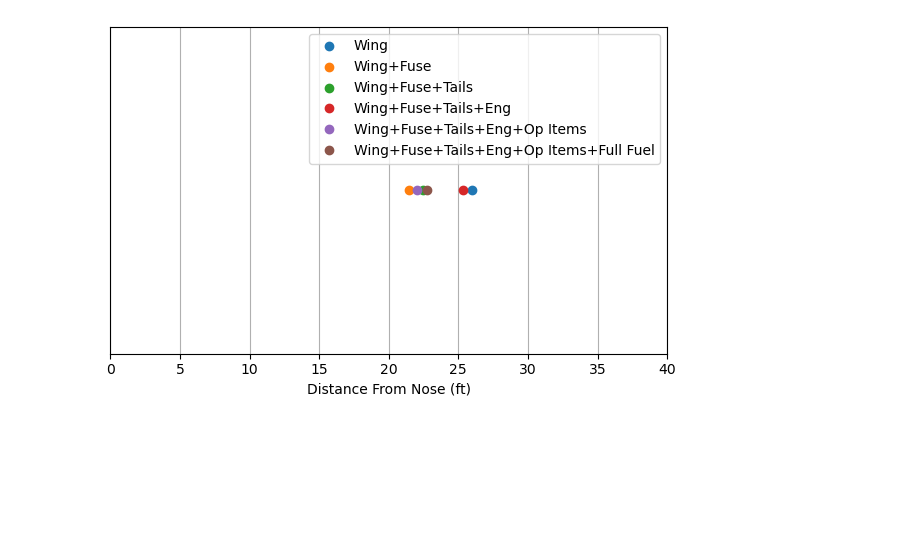
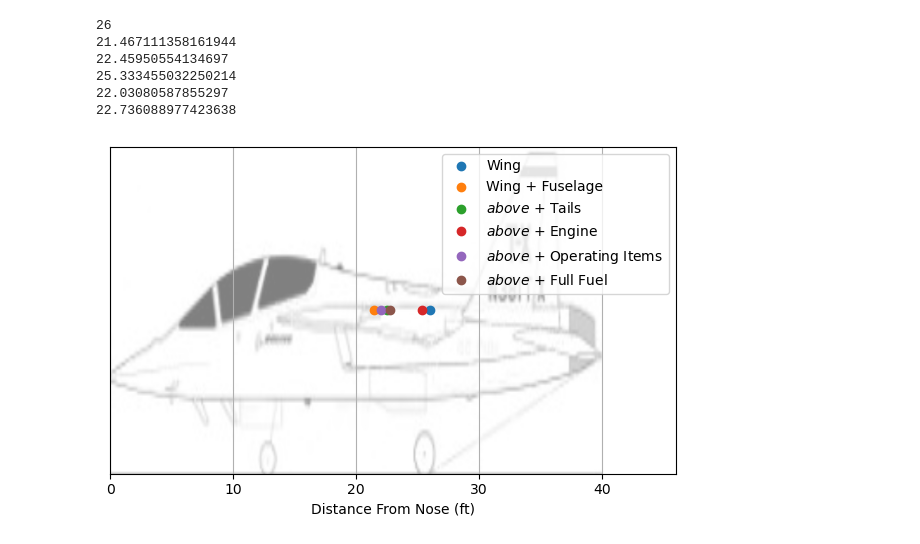
Before and after one commit to zhiweij3-uiuc/AE442-HW6-Code, a Jupyter notebook: HW6cg.ipynb, the cells around one changed output. Drawn from its saved outputs; the diff is of its cells as text; code cells hidden in the pictures; blank space fills up the shorter version.

```diff
--- a/HW6cg.ipynb
+++ b/HW6cg.ipynb
@@ -1,6 +1,9 @@
 # %%
 import matplotlib.pyplot as plt
 import numpy as np
+import matplotlib.image as mpimg
+
+image = mpimg.imread('T7.png')  # Replace with your image file path
 
 cg_wing = 26
 cg_fuse = 18
@@ -11,37 +14,64 @@ cg_cockp = 11.5
 cg_mlg = 27
 
 W_wing = 2339
 W_fuse = 3058
 W_tailh = 141
 W_tailv = 327
 W_eng = 2282+42+28
 W_opfuse = 138+38+21+172+492+258
 W_opcockp = 344+128+1333+435+197
 W_opmlg = 611
 W_fuel = 516+2160
 
 plt.figure(figsize=(6,4))
 plt.plot(cg_wing, 0, 'o', label="Wing")
-plt.plot(cg_wing*W_wing/(W_wing+W_fuse)+cg_fuse*W_fuse/(W_wing+W_fuse), 0, 'o', label="Wing+Fuse")
+print(cg_wing)
+plt.plot(cg_wing*W_wing/(W_wing+W_fuse)+cg_fuse*W_fuse/(W_wing+W_fuse), 0, 'o', label="Wing + Fuselage")
+print(cg_wing*W_wing/(W_wing+W_fuse)+cg_fuse*W_fuse/(W_wing+W_fuse))
 plt.plot(cg_wing*W_wing/(W_wing+W_fuse+W_tailh+W_tailv)+cg_fuse*W_fuse/(W_wing+W_fuse+W_tailh+W_tailv)+
-         cg_tailh*W_tailh/(W_wing+W_fuse+W_tailh+W_tailv)+cg_tailv*W_tailv/(W_wing+W_fuse+W_tailh+W_tailv), 0, 'o', label="Wing+Fuse+Tails")
+         cg_tailh*W_tailh/(W_wing+W_fuse+W_tailh+W_tailv)+cg_tailv*W_tailv/(W_wing+W_fuse+W_tailh+W_tailv), 0, 'o', label=r"$\mathit{above}$ + Tails")
+print(cg_wing*W_wing/(W_wing+W_fuse+W_tailh+W_tailv)+cg_fuse*W_fuse/(W_wing+W_fuse+W_tailh+W_tailv)+
+         cg_tailh*W_tailh/(W_wing+W_fuse+W_tailh+W_tailv)+cg_tailv*W_tailv/(W_wing+W_fuse+W_tailh+W_tailv))
 plt.plot(cg_wing*W_wing/(W_wing+W_fuse+W_tailh+W_tailv+W_eng)+cg_fuse*W_fuse/(W_wing+W_fuse+W_tailh+W_tailv+W_eng)+
          cg_tailh*W_tailh/(W_wing+W_fuse+W_tailh+W_tailv+W_eng)+cg_tailv*W_tailv/(W_wing+W_fuse+W_tailh+W_tailv+W_eng)+
-         cg_eng*W_eng/(W_wing+W_fuse+W_tailh+W_tailv+W_eng), 0, 'o', label="Wing+Fuse+Tails+Eng")
+         cg_eng*W_eng/(W_wing+W_fuse+W_tailh+W_tailv+W_eng), 0, 'o', label=r"$\mathit{above}$ + Engine")
+print(cg_wing*W_wing/(W_wing+W_fuse+W_tailh+W_tailv+W_eng)+cg_fuse*W_fuse/(W_wing+W_fuse+W_tailh+W_tailv+W_eng)+
+         cg_tailh*W_tailh/(W_wing+W_fuse+W_tailh+W_tailv+W_eng)+cg_tailv*W_tailv/(W_wing+W_fuse+W_tailh+W_tailv+W_eng)+
+         cg_eng*W_eng/(W_wing+W_fuse+W_tailh+W_tailv+W_eng))
 plt.plot(cg_wing*W_wing/(W_wing+W_fuse+W_tailh+W_tailv+W_eng+W_opfuse+W_opcockp+W_opmlg)+cg_fuse*(W_fuse+W_opfuse)/(W_wing+W_fuse+W_tailh+W_tailv+W_eng+W_opfuse+W_opcockp+W_opmlg)+
          cg_tailh*W_tailh/(W_wing+W_fuse+W_tailh+W_tailv+W_eng+W_opfuse+W_opcockp+W_opmlg)+cg_tailv*W_tailv/(W_wing+W_fuse+W_tailh+W_tailv+W_eng+W_opfuse+W_opcockp+W_opmlg)+
          cg_eng*W_eng/(W_wing+W_fuse+W_tailh+W_tailv+W_eng+W_opfuse+W_opcockp+W_opmlg)+cg_cockp*W_opcockp/(W_wing+W_fuse+W_tailh+W_tailv+W_eng+W_opfuse+W_opcockp+W_opmlg)+
-         cg_mlg*W_opmlg/(W_wing+W_fuse+W_tailh+W_tailv+W_eng+W_opfuse+W_opcockp+W_opmlg), 0, 'o', label="Wing+Fuse+Tails+Eng+Op Items")
+         cg_mlg*W_opmlg/(W_wing+W_fuse+W_tailh+W_tailv+W_eng+W_opfuse+W_opcockp+W_opmlg), 0, 'o', label=r"$\mathit{above}$ + Operating Items")
+print(cg_wing*W_wing/(W_wing+W_fuse+W_tailh+W_tailv+W_eng+W_opfuse+W_opcockp+W_opmlg)+cg_fuse*(W_fuse+W_opfuse)/(W_wing+W_fuse+W_tailh+W_tailv+W_eng+W_opfuse+W_opcockp+W_opmlg)+
+         cg_tailh*W_tailh/(W_wing+W_fuse+W_tailh+W_tailv+W_eng+W_opfuse+W_opcockp+W_opmlg)+cg_tailv*W_tailv/(W_wing+W_fuse+W_tailh+W_tailv+W_eng+W_opfuse+W_opcockp+W_opmlg)+
+         cg_eng*W_eng/(W_wing+W_fuse+W_tailh+W_tailv+W_eng+W_opfuse+W_opcockp+W_opmlg)+cg_cockp*W_opcockp/(W_wing+W_fuse+W_tailh+W_tailv+W_eng+W_opfuse+W_opcockp+W_opmlg)+
+         cg_mlg*W_opmlg/(W_wing+W_fuse+W_tailh+W_tailv+W_eng+W_opfuse+W_opcockp+W_opmlg))
 plt.plot(cg_wing*(W_wing+W_fuel)/(W_wing+W_fuse+W_tailh+W_tailv+W_eng+W_opfuse+W_opcockp+W_opmlg+W_fuel)+cg_fuse*(W_fuse+W_opfuse)/(W_wing+W_fuse+W_tailh+W_tailv+W_eng+W_opfuse+W_opcockp+W_opmlg+W_fuel)+
          cg_tailh*W_tailh/(W_wing+W_fuse+W_tailh+W_tailv+W_eng+W_opfuse+W_opcockp+W_opmlg+W_fuel)+cg_tailv*W_tailv/(W_wing+W_fuse+W_tailh+W_tailv+W_eng+W_opfuse+W_opcockp+W_opmlg+W_fuel)+
          cg_eng*W_eng/(W_wing+W_fuse+W_tailh+W_tailv+W_eng+W_opfuse+W_opcockp+W_opmlg+W_fuel)+cg_cockp*W_opcockp/(W_wing+W_fuse+W_tailh+W_tailv+W_eng+W_opfuse+W_opcockp+W_opmlg+W_fuel)+
-         cg_mlg*W_opmlg/(W_wing+W_fuse+W_tailh+W_tailv+W_eng+W_opfuse+W_opcockp+W_opmlg+W_fuel), 0, 'o', label="Wing+Fuse+Tails+Eng+Op Items+Full Fuel")
+         cg_mlg*W_opmlg/(W_wing+W_fuse+W_tailh+W_tailv+W_eng+W_opfuse+W_opcockp+W_opmlg+W_fuel), 0, 'o', label=r"$\mathit{above}$ + Full Fuel")
+print(cg_wing*(W_wing+W_fuel)/(W_wing+W_fuse+W_tailh+W_tailv+W_eng+W_opfuse+W_opcockp+W_opmlg+W_fuel)+cg_fuse*(W_fuse+W_opfuse)/(W_wing+W_fuse+W_tailh+W_tailv+W_eng+W_opfuse+W_opcockp+W_opmlg+W_fuel)+
+         cg_tailh*W_tailh/(W_wing+W_fuse+W_tailh+W_tailv+W_eng+W_opfuse+W_opcockp+W_opmlg+W_fuel)+cg_tailv*W_tailv/(W_wing+W_fuse+W_tailh+W_tailv+W_eng+W_opfuse+W_opcockp+W_opmlg+W_fuel)+
+         cg_eng*W_eng/(W_wing+W_fuse+W_tailh+W_tailv+W_eng+W_opfuse+W_opcockp+W_opmlg+W_fuel)+cg_cockp*W_opcockp/(W_wing+W_fuse+W_tailh+W_tailv+W_eng+W_opfuse+W_opcockp+W_opmlg+W_fuel)+
+         cg_mlg*W_opmlg/(W_wing+W_fuse+W_tailh+W_tailv+W_eng+W_opfuse+W_opcockp+W_opmlg+W_fuel))
+
+plt.imshow(
+    image,
+    extent=[0, 40, -6.45, 6.45],  # xmin, xmax, ymin, ymax
+    aspect='auto'
+)
 plt.legend()
-plt.xlim(0, 40)
+plt.xlim(0, 46)
 plt.xlabel('Distance From Nose (ft)')
 plt.yticks([])
 plt.grid(True)
 plt.tight_layout()
 plt.show()
 # %% [output]
+26
+21.467111358161944
+22.45950554134697
+25.333455032250214
+22.03080587855297
+22.736088977423638
-[figure, old version]
+[figure, new version]
```
Also changed, not shown: 1 other file.
